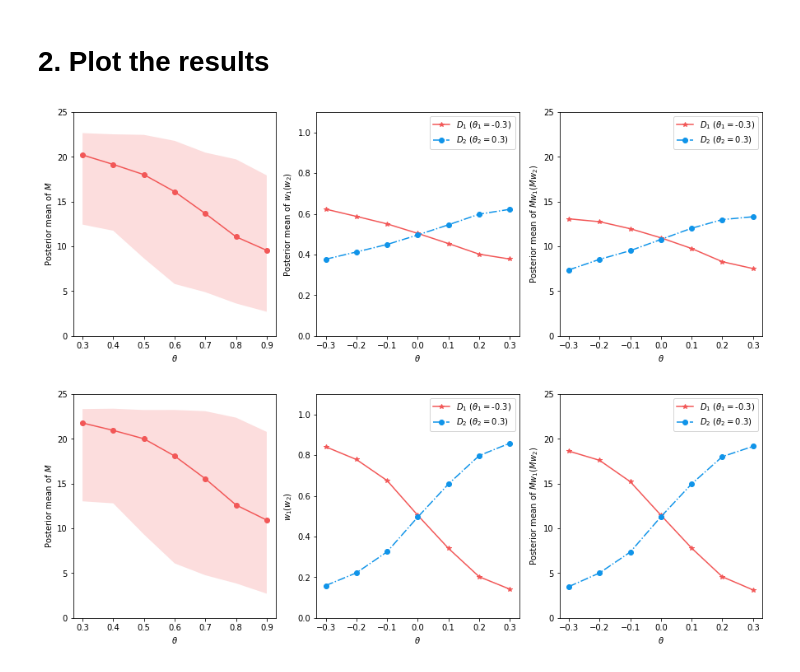
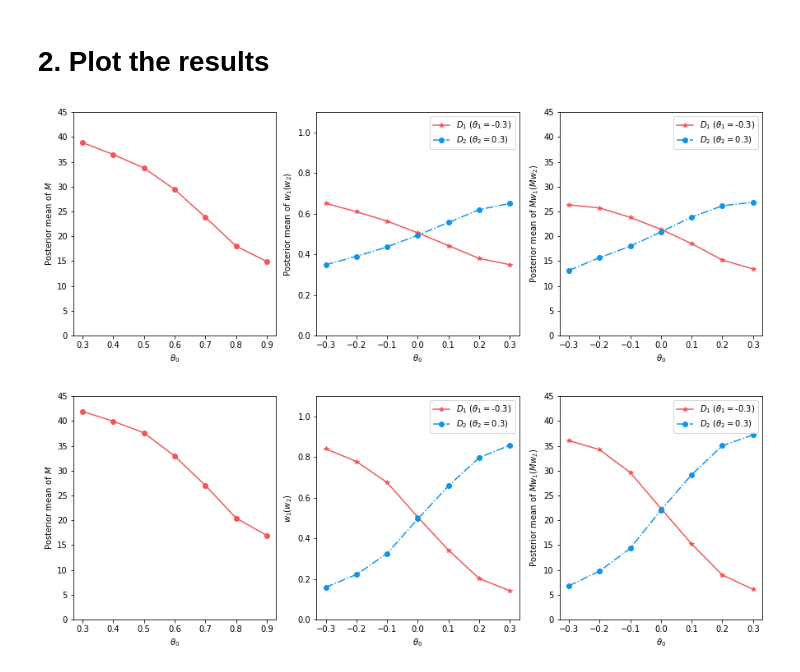
Before and after one commit to JINhuaqing/UIP, a Jupyter notebook: NormSetting/dynaBorrow_curve.ipynb, the cells around one changed output. Cells and saved outputs as stored; diff of their text form; code cells hidden in the pictures.

Commit message:
add results for boxplot 80

```diff
--- a/NormSetting/dynaBorrow_curve.ipynb
+++ b/NormSetting/dynaBorrow_curve.ipynb
@@ -41,7 +41,7 @@ root = Path("./")
 # %% [markdown]
 ## 1.1 UIPD-M
 # %%
-rawUIPDM = load_pkl(root/"Boxplot_M_UIPD100.pkl")
+rawUIPDM = load_pkl(root/"Boxplot_M_UIPD100_80.pkl")
 # %%
 UIPDM = ddict(list)
 for dat in rawUIPDM:
@@ -58,7 +58,7 @@ plt.fill_between(plotData.theta0s, plotData.LowQs, plotData.UpQs,
 # %% [markdown]
 ## 1.2 UIPD-w
 # %%
-rawUIPDw = load_pkl(root/"Boxplot_w_UIPD100.pkl")
+rawUIPDw = load_pkl(root/"Boxplot_w_UIPD100_80.pkl")
 # %%
 UIPDm1 = ddict(list)
 UIPDm2 = ddict(list)
@@ -171,42 +171,45 @@ plotDataw1 = getPlotData(UIPDw1)
 plotDataw2 = getPlotData(UIPDw2)
 
 fig = plt.figure(figsize=[15, 5])
 
 plt.subplot(1, 3, 1)
-plt.ylim([0, 25])
-plt.xlabel(r"$\theta$")
+#plt.ylim([0, 25])
+plt.ylim([0, 45])
+plt.xlabel(r"$\theta_0$")
 plt.ylabel(r"Posterior mean of $M$")
 plt.plot(plotData.theta0s, plotData.means, "o-", color="#F25757")
-plt.fill_between(plotData.theta0s, plotData.LowQs, plotData.UpQs,
-                 alpha=0.2, facecolor="#F25757")
+#plt.fill_between(plotData.theta0s, plotData.LowQs, plotData.UpQs,
+#                 alpha=0.2, facecolor="#F25757")
 
 plt.subplot(1, 3, 2)
 plt.ylim([0, 1.1])
-plt.xlabel(r"$\theta$")
+plt.xlabel(r"$\theta_0$")
 plt.ylabel(r"Posterior mean of $w_1(w_2)$")
 plt.plot(plotDataw1.theta0s, plotDataw1.means, "-*", color="#F25757", label=r"$D_1$ $(\theta_1=$" + "-0.3)")
 #plt.fill_between(plotDataw1.theta0s, plotDataw1.LowQs, plotDataw1.UpQs,
 #                 alpha=0.2, facecolor="#F25757")
 plt.plot(plotDataw2.theta0s, plotDataw2.means, "o-.", color="#1094E9", label=r"$D_2$ $(\theta_2=$" + "0.3)")
 #plt.fill_between(plotDataw2.theta0s, plotDataw2.LowQs, plotDataw2.UpQs,
 #                 alpha=0.2, facecolor="#1094E9")
 plt.legend()
 
 plt.subplot(1, 3, 3)
-plt.ylim([0, 25])
-plt.xlabel(r"$\theta$")
+#plt.ylim([0, 25])
+plt.ylim([0, 45])
+plt.xlabel(r"$\theta_0$")
 plt.ylabel(r"Posterior mean of $Mw_1(Mw_2)$")
 plt.plot(plotDatam1.theta0s, plotDatam1.means, "*-", color="#F25757", label=r"$D_1$ $(\theta_1=$" + "-0.3)")
 #plt.fill_between(plotDatam1.theta0s, plotDatam1.LowQs, plotDatam1.UpQs,
 #                 alpha=0.2, facecolor="#F25757")
 plt.plot(plotDatam2.theta0s, plotDatam2.means, "o-.", color="#1094E9", label=r"$D_2$ $(\theta_2=$" + "0.3)")
 #plt.fill_between(plotDatam2.theta0s, plotDatam2.LowQs, plotDatam2.UpQs,
 #                 alpha=0.2, facecolor="#1094E9")
 _ = plt.legend()
 
-plt.savefig("../plots/dynaNormUIPD.pdf")
+#plt.savefig("../plots/dynaNormUIPD.pdf")
+plt.savefig("../plots/dynaNormUIPD_80.pdf")
 # %% [output]
-[figure, old version]
+[figure, new version]
 # %%
 plotData = getPlotData(UIPJSM)
 plotDatam1 = getPlotData(UIPJSm1)
@@ -217,16 +220,17 @@ plotDataw2 = getPlotData(UIPJSw2)
 fig = plt.figure(figsize=[15, 5])
 
 plt.subplot(1, 3, 1)
-plt.ylim([0, 25])
-plt.xlabel(r"$\theta$")
+#plt.ylim([0, 25])
+plt.ylim([0, 45])
+plt.xlabel(r"$\theta_0$")
 plt.ylabel(r"Posterior mean of $M$")
 plt.plot(plotData.theta0s, plotData.means, "o-", color="#F25757")
-plt.fill_between(plotData.theta0s, plotData.LowQs, plotData.UpQs,
-                 alpha=0.2, facecolor="#F25757")
+#plt.fill_between(plotData.theta0s, plotData.LowQs, plotData.UpQs,
+#                 alpha=0.2, facecolor="#F25757")
 
 plt.subplot(1, 3, 2)
 plt.ylim([0, 1.1])
-plt.xlabel(r"$\theta$")
+plt.xlabel(r"$\theta_0$")
 plt.ylabel(r"$w_1(w_2)$")
 plt.plot(plotDataw1.theta0s, plotDataw1.means, "-*", color="#F25757", label=r"$D_1$ $(\theta_1=$" + "-0.3)")
 #plt.fill_between(plotDataw1.theta0s, plotDataw1.LowQs, plotDataw1.UpQs,
@@ -237,8 +241,9 @@ plt.plot(plotDataw2.theta0s, plotDataw2.means, "o-.", color="#1094E9", label=r"$
 plt.legend()
 
 plt.subplot(1, 3, 3)
-plt.ylim([0, 25])
-plt.xlabel(r"$\theta$")
+#plt.ylim([0, 25])
+plt.ylim([0, 45])
+plt.xlabel(r"$\theta_0$")
 plt.ylabel(r"Posterior mean of $Mw_1(Mw_2)$")
 plt.plot(plotDatam1.theta0s, plotDatam1.means, "*-", color="#F25757", label=r"$D_1$ $(\theta_1=$" + "-0.3)")
 #plt.fill_between(plotDatam1.theta0s, plotDatam1.LowQs, plotDatam1.UpQs,
@@ -249,6 +254,7 @@ plt.plot(plotDatam2.theta0s, plotDatam2.means, "o-.", color="#1094E9", label=r"$
 _ = plt.legend()
 
 
-plt.savefig("../plots/dynaNormUIPJS.pdf")
+#plt.savefig("../plots/dynaNormUIPJS.pdf")
+plt.savefig("../plots/dynaNormUIPJS_80.pdf")
 # %% [output]
-[figure, old version]
+[figure, new version]
```
Also changed, not shown: parts of 6 cells of this notebook, 6 other files.
